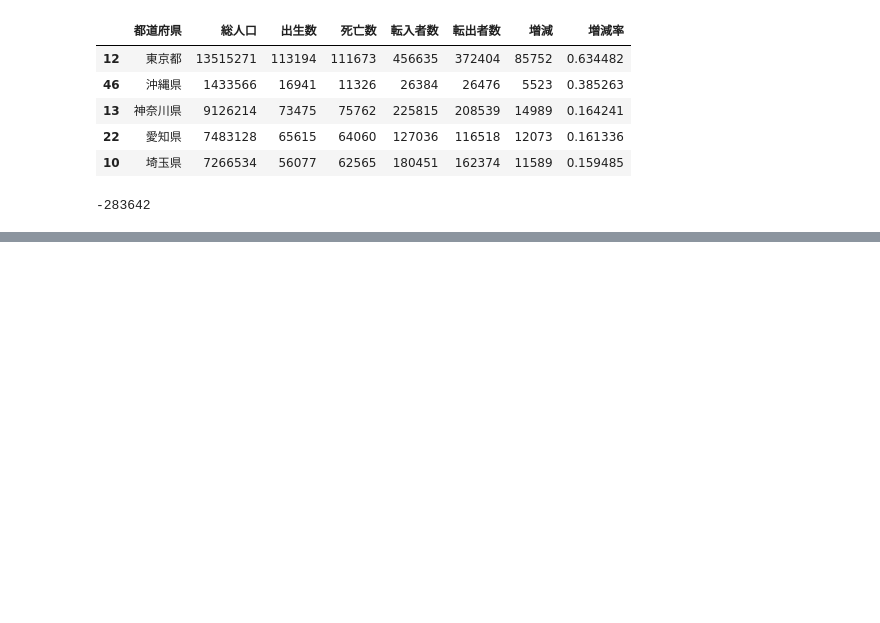
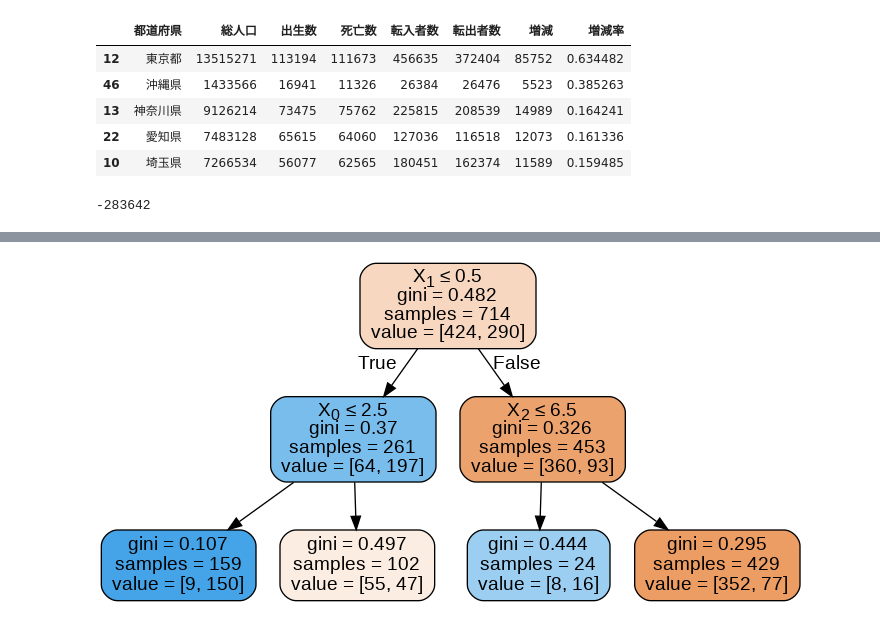
Before and after one commit to anko191/Python_Kaggle, a Jupyter notebook: jsonload.ipynb, the cells around one changed output, grey strips where cells are left out. Cells and saved outputs as stored; diff of their text form; code cells hidden in the pictures; blank space fills up the shorter version.

```diff
--- a/jsonload.ipynb
+++ b/jsonload.ipynb
@@ -67,0 +236,9 @@ df['増減'].sum()
+# %%
+from IPython.display import Image
+# !pip install pydotplus
+import pydotplus
+dot_data = export_graphviz(DTC, out_file=None,  filled = True, rounded = True, special_characters=True)
+graph = pydotplus.graph_from_dot_data(dot_data)
+Image(graph.create_png())
+# %% [output]
+[figure, added]
```
Also changed, not shown: parts of 21 cells of this notebook.
